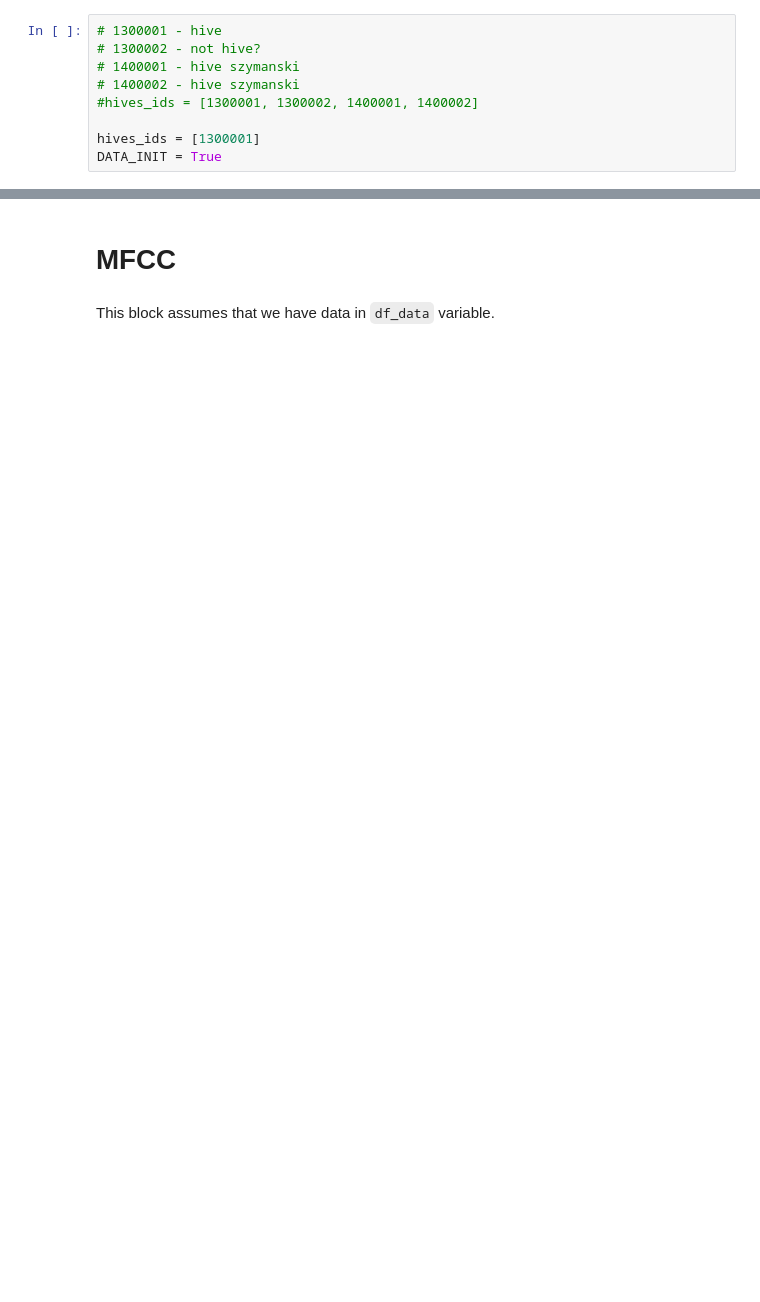
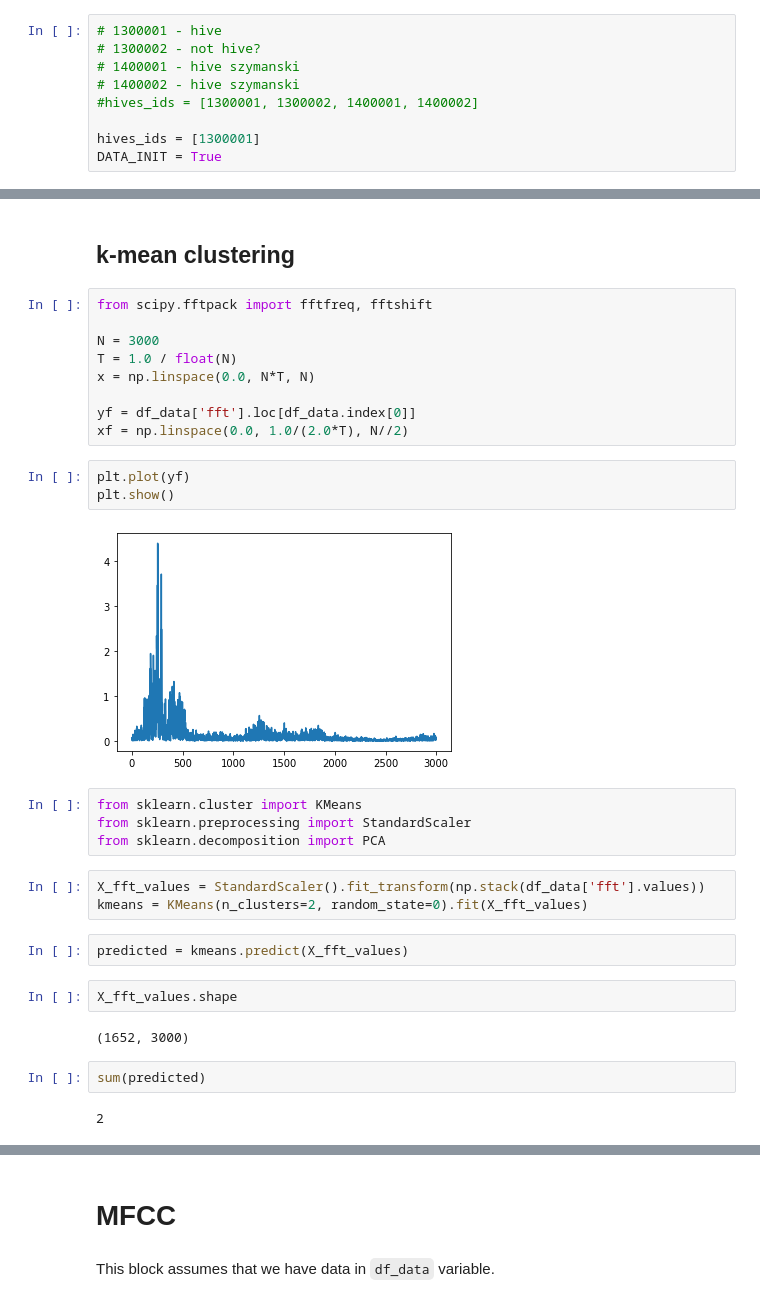
Before and after one commit to tymons/buzz-models, a Jupyter notebook: smartula.ipynb, the cells around one changed output, grey strips where cells are left out. Cells and saved outputs as stored; diff of their text form; blank space fills up the shorter version.

```diff
--- a/smartula.ipynb
+++ b/smartula.ipynb
@@ -76,0 +98,33 @@ else:
+# %% [markdown]
+## k-mean clustering
+# %%
+from scipy.fftpack import fftfreq, fftshift
+
+N = 3000
+T = 1.0 / float(N)
+x = np.linspace(0.0, N*T, N)
+
+yf = df_data['fft'].loc[df_data.index[0]]
+xf = np.linspace(0.0, 1.0/(2.0*T), N//2)
+# %%
+plt.plot(yf)
+plt.show()
+# %% [output]
+[figure, added]
+# %%
+from sklearn.cluster import KMeans
+from sklearn.preprocessing import StandardScaler
+from sklearn.decomposition import PCA
+# %%
+X_fft_values = StandardScaler().fit_transform(np.stack(df_data['fft'].values))
+kmeans = KMeans(n_clusters=2, random_state=0).fit(X_fft_values)
+# %%
+predicted = kmeans.predict(X_fft_values)
+# %%
+X_fft_values.shape
+# %% [output]
+(1652, 3000)
+# %%
+sum(predicted)
+# %% [output]
+2
```
Also changed, not shown: parts of 42 cells of this notebook.
